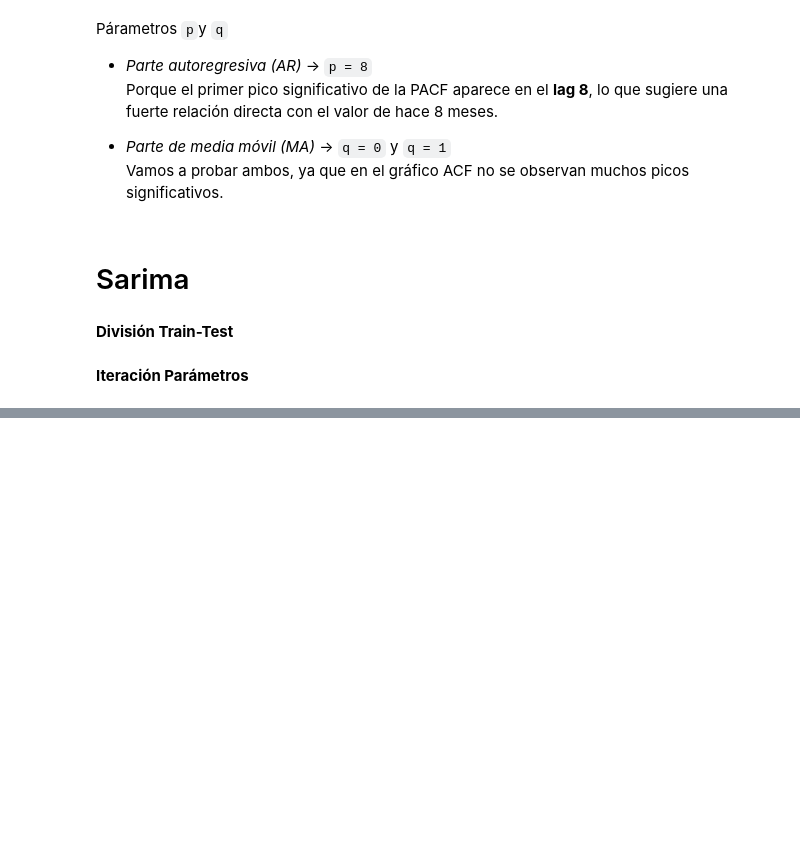
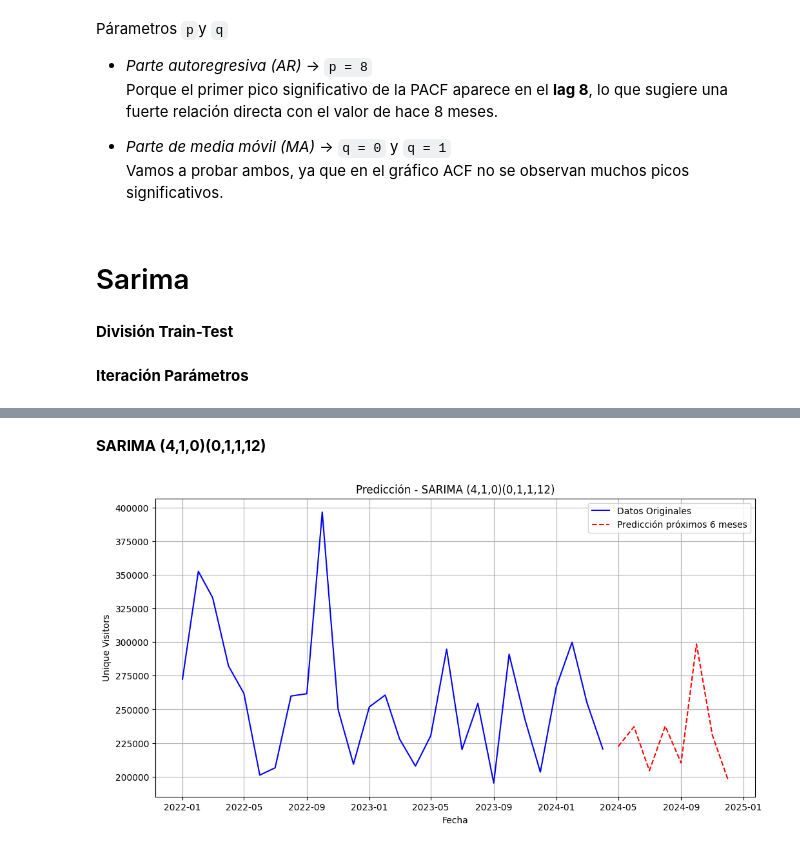
Before and after one commit to martinagg7/ia_MMM, a Jupyter notebook: notebooks/01_Sarima.ipynb, the cells around one changed output, grey strips where cells are left out. Drawn from its saved outputs; the diff is of its cells as text; code cells hidden in the pictures; blank space fills up the shorter version.

Commit message:
or:sarima and create dudas.txt

```diff
--- a/notebooks/01_Sarima.ipynb
+++ b/notebooks/01_Sarima.ipynb
@@ -649,0 +559,15 @@ Warnings:
+# %% [markdown]
+**SARIMA (4,1,0)(0,1,1,12)**
+# %%
+plt.figure(figsize=(12, 6))
+plt.plot(train.index, train, label='Datos Originales', color='blue')
+plt.plot(test.index, sarima_predictions, label='Predicción próximos 6 meses', color='red', linestyle='--')
+
+plt.xlabel('Fecha')
+plt.ylabel('Unique Visitors')
+plt.title('Predicción - SARIMA (4,1,0)(0,1,1,12)')
+plt.legend()
+plt.grid(True)
+plt.show()
+# %% [output]
+[figure, added]
```
Also changed, not shown: parts of 15 cells of this notebook, 2 other files.
